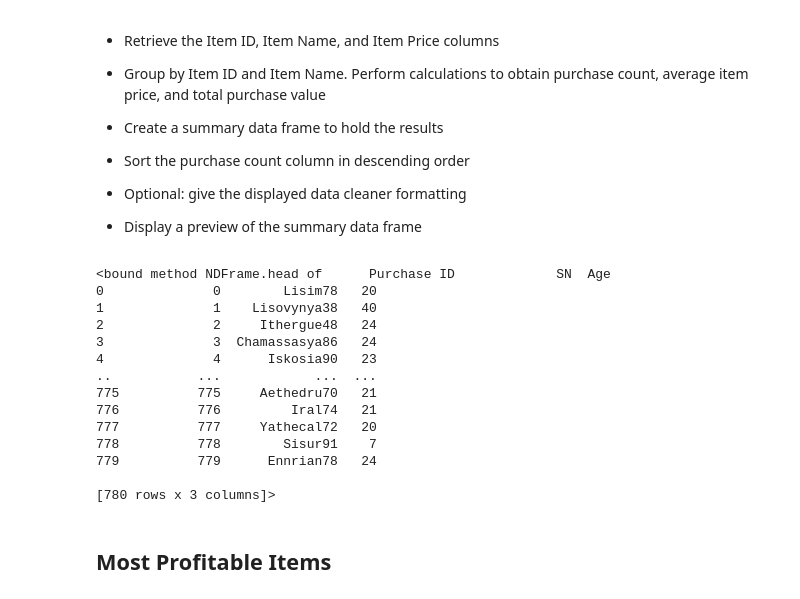
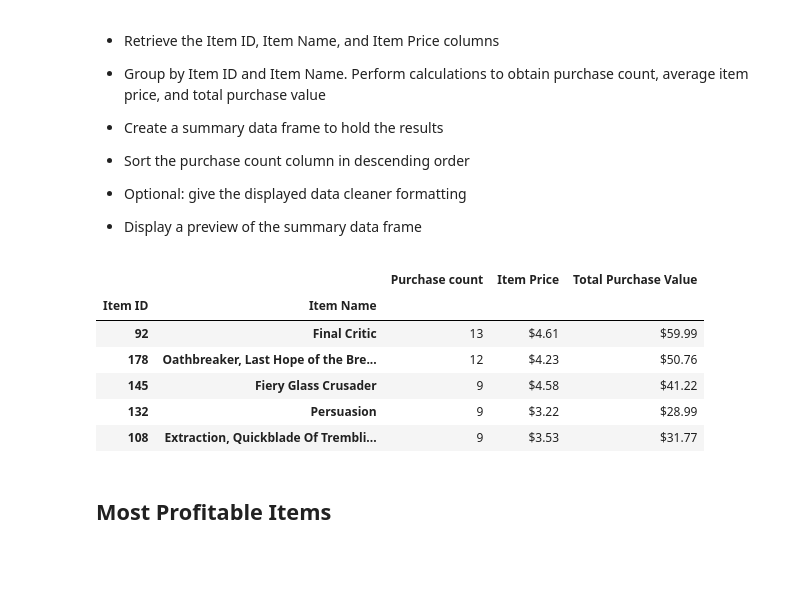
Before and after one commit to Tirhas-source/pandas-challenge, a Jupyter notebook: HeroesOfPymoli/week_04 Pandas_Homework_HeroesOfPymoli_HeroesOfPymoli_starter.ipynb, the cells around one changed output. Cells and saved outputs as stored; diff of their text form; code cells hidden in the pictures; blank space fills up the shorter version.

Commit message:
Need to work on errors and sort

```diff
--- a/HeroesOfPymoli/week_04 Pandas_Homework_HeroesOfPymoli_HeroesOfPymoli_starter.ipynb
+++ b/HeroesOfPymoli/week_04 Pandas_Homework_HeroesOfPymoli_HeroesOfPymoli_starter.ipynb
@@ -287,8 +286,3 @@ purchasing_analysis
 
 
 * Display a preview of the summary data frame
-# %%
-purchase_data = purchase_data .set_index("SN")
-#purchase_count = purchase_data.groupby("SN").count()
-
-purchase_data.head()
@@ -313,24 +332,35 @@ KeyError: "None of ['SN'] are in the columns"
 
 
 * Display a preview of the summary data frame
-# %%
-purchase_data_extract = purchase_data.iloc[:, 0:3]
-purchase_data_extract.head
-# %% [output]
-<bound method NDFrame.head of      Purchase ID             SN  Age
-0              0        Lisim78   20
-1              1    Lisovynya38   40
-2              2     Ithergue48   24
-3              3  Chamassasya86   24
-4              4      Iskosia90   23
-..           ...            ...  ...
-775          775     Aethedru70   21
-776          776         Iral74   21
-777          777     Yathecal72   20
-778          778        Sisur91    7
-779          779      Ennrian78   24
-
-[780 rows x 3 columns]>
+# %%
+#Retrieve the Item ID, Item Name, and Item Price columns
+purchase_data_extract = purchase_data.loc[:, ["Item ID", "Item Name","Price"]]
+most_pop_df = pd.DataFrame(purchase_data_extract)
+
+#group by Item ID and Item Name
+most_pop_items = most_pop_df.groupby(['Item ID', 'Item Name'])
+
+purchase_count = most_pop_items['Price'].count()
+
+
+tot_purchase_val = round(most_pop_items['Price'].sum(),2).astype(float).map("${:,.2f}".format)
+item_px = round(most_pop_items['Price'].mean(),2).astype(float).map("${:,.2f}".format)
+
+most_popular_analysis = pd.DataFrame({'Purchase count':purchase_count,
+                                  'Item Price': item_px ,
+                                  'Total Purchase Value': tot_purchase_val})
+
+most_popular_df = most_popular_analysis.sort_values(by = ["Purchase count"], ascending=False)
+
+most_popular_df.head()
+# %% [output]
+|  |  | Purchase count | Item Price | Total Purchase Value |
+| Item ID | Item Name |  |  |  |
+| 92 | Final Critic | 13 | $4.61 | $59.99 |
+| 178 | Oathbreaker, Last Hope of the Bre... | 12 | $4.23 | $50.76 |
+| 145 | Fiery Glass Crusader | 9 | $4.58 | $41.22 |
+| 132 | Persuasion | 9 | $3.22 | $28.99 |
+| 108 | Extraction, Quickblade Of Trembli... | 9 | $3.53 | $31.77 |
 # %% [markdown]
 ## Most Profitable Items
 # %% [markdown]
```
Also changed, not shown: parts of 5 cells of this notebook.
